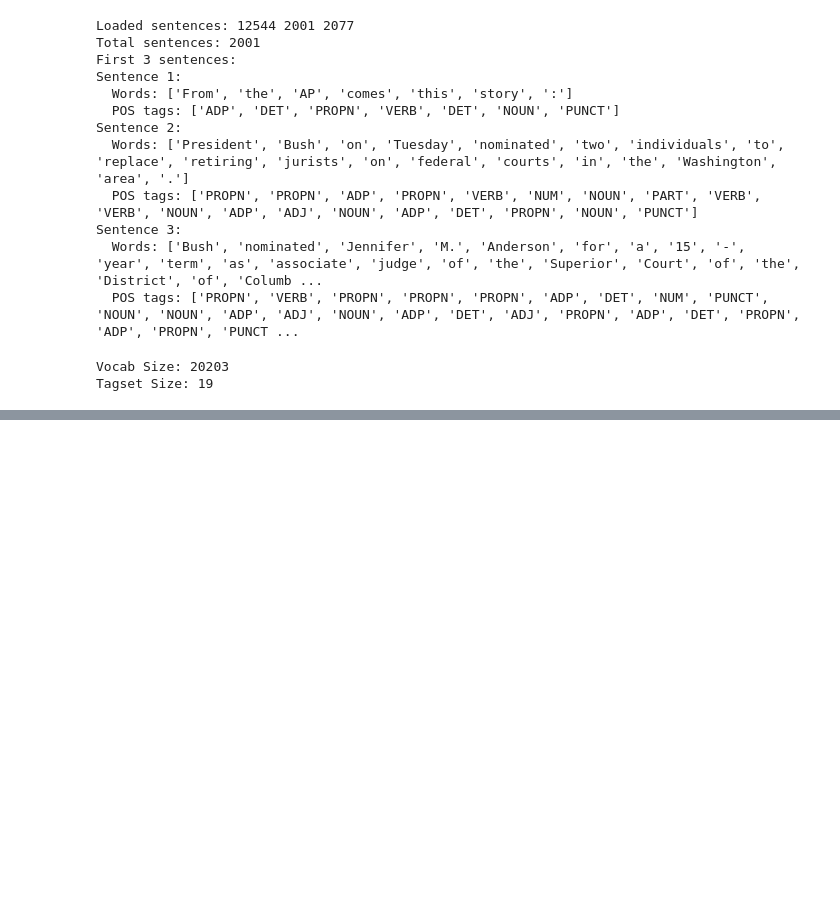
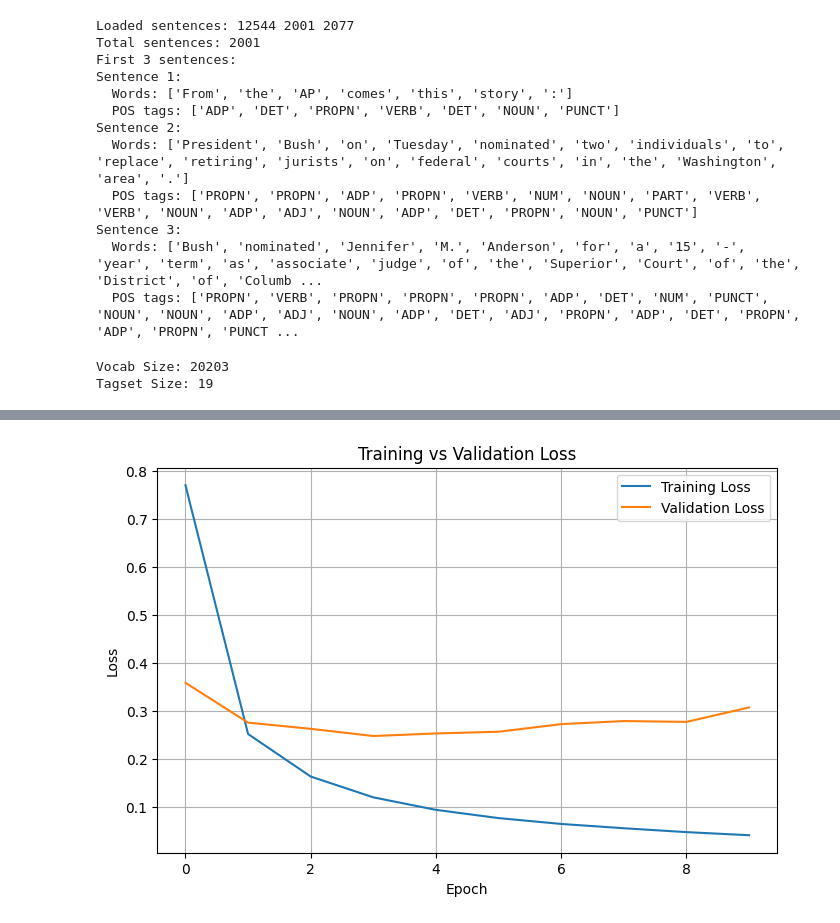
Before and after one commit to RICADINHO/ProjetoAAA, a Jupyter notebook: Part1/teste.ipynb, the cells around one changed output, grey strips where cells are left out. Saved outputs shown, nothing was run; the diff lists cells and outputs as text; code cells hidden in the pictures; blank space fills up the shorter version.

```diff
--- a/Part1/teste.ipynb
+++ b/Part1/teste.ipynb
@@ -329,0 +508,15 @@ weighted avg       0.90      0.90      0.89     25450
+# %%
+EMBEDDING_DIM = 200
+GLOVE200 = "../Part1/data/wiki_giga_2024_200_MFT20_vectors_seed_2024_alpha_0.75_eta_0.05_combined.txt"
+
+glove_embeddings_matrix = load_glove_embeddings(GLOVE200, word2idx, EMBEDDING_DIM, unk_token=UNK_TOKEN, lower=True)
+
+model = LSTMTagger(
+    vocab_size=len(word2idx),
+    tagset_size=len(tag2idx),
+    embedding_dim=EMBEDDING_DIM,
+    hidden_dim=HIDDEN_DIM,
+    pretrained_embeddings = glove_embeddings_matrix
+).to(device)
+
+print(f"LSTM Model parameters: {sum(p.numel() for p in model.parameters())}")
@@ -329,0 +527,12 @@ weighted avg       0.90      0.90      0.89     25450
+# %%
+LEARNING_RATE = 0.001
+EPOCHS = 10
+
+# Training Loop
+start_time = time.time()
+print("\nStarting Training...")
+
+train_losses, val_losses = train_model(model, train_loader, val_loader, NUM_EPOCHS=10, learning_rate=0.001)
+
+
+total_time = time.time() - start_time
@@ -329,0 +551,12 @@ weighted avg       0.90      0.90      0.89     25450
+# %%
+plt.figure(figsize=(8,5))
+plt.plot(train_losses, label="Training Loss")
+plt.plot(val_losses, label="Validation Loss")
+plt.xlabel("Epoch")
+plt.ylabel("Loss")
+plt.title("Training vs Validation Loss")
+plt.legend()
+plt.grid(True)
+plt.show()
+# %% [output]
+[figure, added]
```
Also changed, not shown: parts of 18 cells of this notebook, 2 other files.
